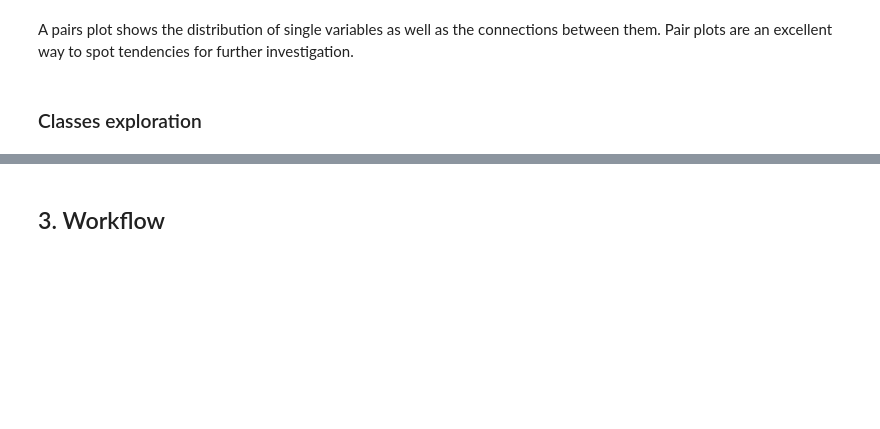
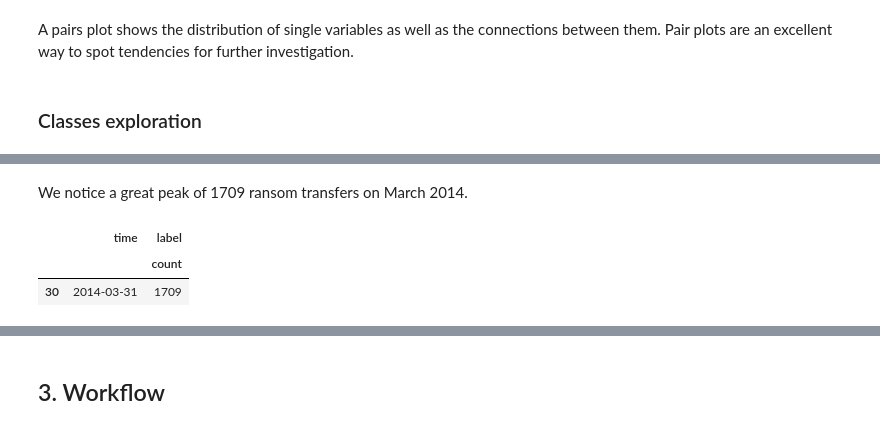
Before and after one commit to Bourhano/BitcoinRansomwareDetection, a Jupyter notebook: bitcoin_heist_starting_kit.ipynb, the cells around one changed output, grey strips where cells are left out. Saved outputs shown, nothing was run; the diff lists cells and outputs as text; code cells hidden in the pictures; blank space fills up the shorter version.

```diff
--- a/bitcoin_heist_starting_kit.ipynb
+++ b/bitcoin_heist_starting_kit.ipynb
@@ -653,0 +677,9 @@ plt.show()
+# %% [markdown]
+We notice a great peak of 1709 ransom transfers on March 2014.
+# %%
+max_idx = ransomware_dist_monthly['label'].idxmax()
+ransomware_dist_monthly.iloc[max_idx]
+# %% [output]
+|  | time | label |
+|  |  | count |
+| 30 | 2014-03-31 | 1709 |
```
Also changed, not shown: parts of 34 cells of this notebook.
